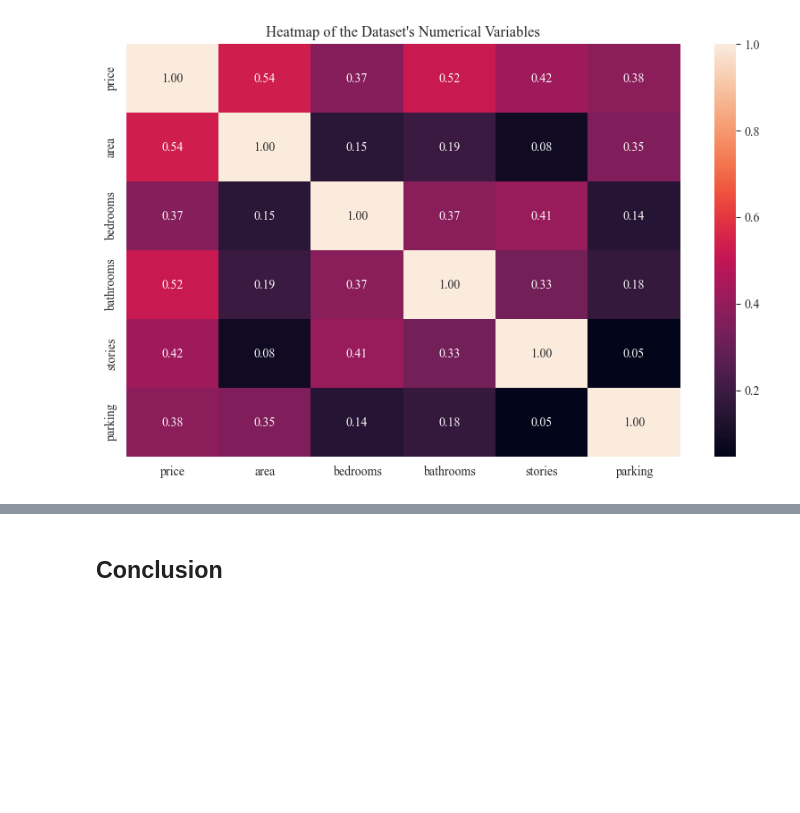
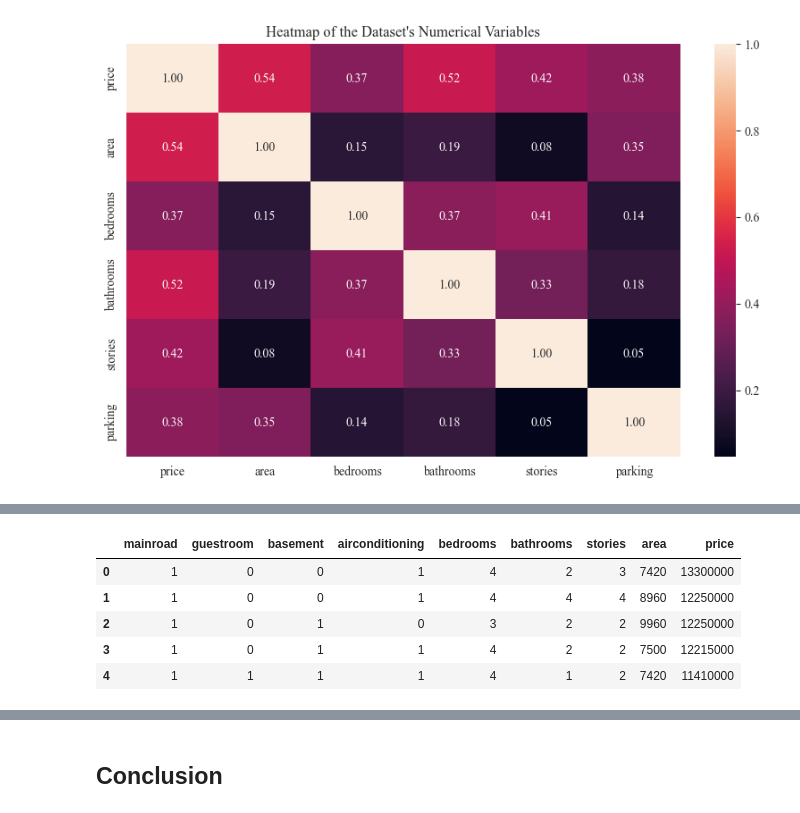
Before and after one commit to mzakariaz/BI-Machine-Learning-Project-1, a Jupyter notebook: house-price-prediction.ipynb, the cells around one changed output, grey strips where cells are left out. Saved outputs shown, nothing was run; the diff lists cells and outputs as text; code cells hidden in the pictures; blank space fills up the shorter version.

```diff
--- a/house-price-prediction.ipynb
+++ b/house-price-prediction.ipynb
@@ -160,0 +216,17 @@ plt.show()
+# %%
+# Reorder the dataset
+df = df.iloc[:,[5,6,7,8,2,3,4,1,0]]
+# %%
+# Label-encode the categorical variables
+categorical_variables = ["mainroad", "guestroom", "basement", "airconditioning"]
+df[categorical_variables] = df[categorical_variables].applymap(lambda x : np.where(x == "yes", 1, 0))
+
+# Display the first few rows of the dataset
+df.head()
+# %% [output]
+|  | mainroad | guestroom | basement | airconditioning | bedrooms | bathrooms | stories | area | price |
+| 0 | 1 | 0 | 0 | 1 | 4 | 2 | 3 | 7420 | 13300000 |
+| 1 | 1 | 0 | 0 | 1 | 4 | 4 | 4 | 8960 | 12250000 |
+| 2 | 1 | 0 | 1 | 0 | 3 | 2 | 2 | 9960 | 12250000 |
+| 3 | 1 | 0 | 1 | 1 | 4 | 2 | 2 | 7500 | 12215000 |
+| 4 | 1 | 1 | 1 | 1 | 4 | 1 | 2 | 7420 | 11410000 |
```
Also changed, not shown: parts of 27 cells of this notebook.
